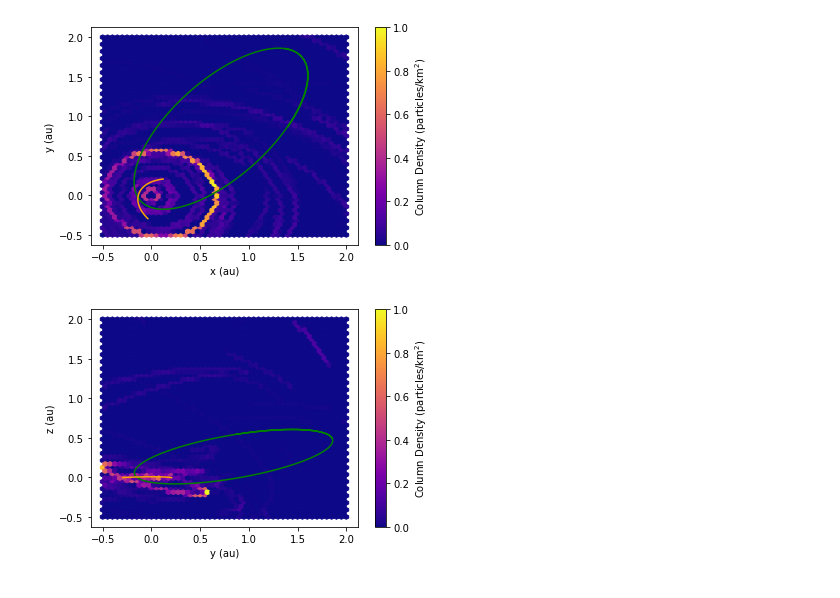
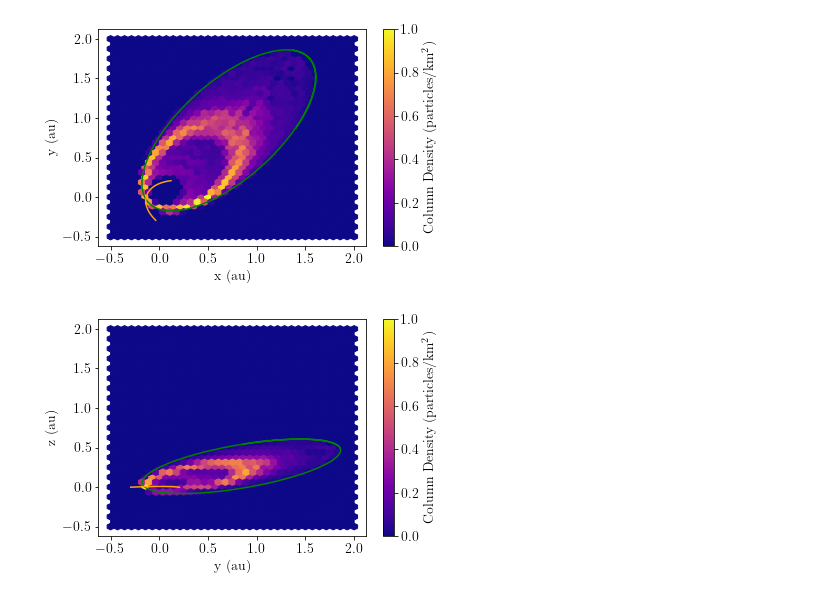
Before and after one commit to wcukier/Phaethon_Meteoroids, a Jupyter notebook: scripts/Fig 1.ipynb, the cells around one changed output. Saved outputs shown, nothing was run; the diff lists cells and outputs as text; code cells hidden in the pictures.

Commit message:
fixed max_beta bug + new figure scripts

```diff
--- a/scripts/Fig 1.ipynb
+++ b/scripts/Fig 1.ipynb
@@ -11,6 +11,13 @@ import rebound
 import reboundx
 import matplotlib
 import pandas as pd
+import scipy.signal
+
+plt.rcParams.update({
+  "text.usetex": True,
+  "font.family": "Computer Modern Roman",
+  "font.size":    14.0
+})
 # %%
 import sys
 sys.path.append('..')
@@ -102,0 +126,2 @@ psp2 = np.dot(transform, psp2.T).T
+# %%
+points_distr[:,4] = np.abs(points_distr[:,4])
@@ -256,6 +682,9 @@ plt.show()
 # %%
-norm = norm_distr
-grid = 50
+norm = 1
+grid = 35
+
+mask = points_distr[:,3] > 1e-10
+points_distr = points_distr[mask]
 
 x = np.linspace(-.5, 2.5, grid*2)
 y = np.linspace(-.5, 2.5, grid*2)
@@ -265,6 +694,7 @@ nx, ny = np.meshgrid(x, y)
 poly = plt.hexbin(np.hstack((points_distr[:,0], nx.flatten())), np.hstack((points_distr[:,1], ny.flatten())), cmap = "plasma",
                   extent = (-.5,2.,-.5,2.), gridsize=grid, C = np.hstack((points_distr[:,4], c)),
                   reduce_C_function = np.sum)
+
 plt.close()
 offsets = poly.get_offsets()
 C = poly.get_array()
@@ -300,32 +730,32 @@ plt.show()
 
 poly = plt.hexbin(np.hstack((points_distr[:,1], nx.flatten())), np.hstack((points_distr[:,2], ny.flatten())), cmap = "plasma",
                   extent = (-.5,2.,-.5,2.), gridsize=grid, C = np.hstack((points_distr[:,4], c)),
                   reduce_C_function = np.sum)
 plt.close()
 offsets = poly.get_offsets()
 C = poly.get_array()
 
 dx = np.unique(np.sort(offsets, axis=0)[:,0])[1] - np.unique(np.sort(offsets, axis=0)[:,0])[0]
 dy = np.unique(np.sort(offsets, axis=0)[:,1])[1] - np.unique(np.sort(offsets, axis=0)[:,1])[0]
 
 V = 2*dx*dy*(au**2)/(1e3**2)
 
 plt.hexbin(offsets[:,0], offsets[:,1], C=C/np.max(C), cmap="plasma", gridsize=grid)
 # plt.clim(c_lim_2, c_max_2)
 
 
 
 
 
 plt.colorbar(label = "Column Density (particles/km$^2$)")
 
 plt.plot(orbit[:,1], orbit[:,2], alpha = 1, c='g')
 plt.plot(psp2[:,1], psp2[:,2], c='orange')
 
 plt.xlabel("y (au)")
 plt.ylabel("z (au)")
 plt.savefig("../figures/Fig 1.3.2.eps")
 plt.show()
 # %% [output]
-[figure, old version]
+[figure, new version]
-[figure, old version]
+[figure, new version]
```
Also changed, not shown: parts of 37 cells of this notebook, 8 other files.
